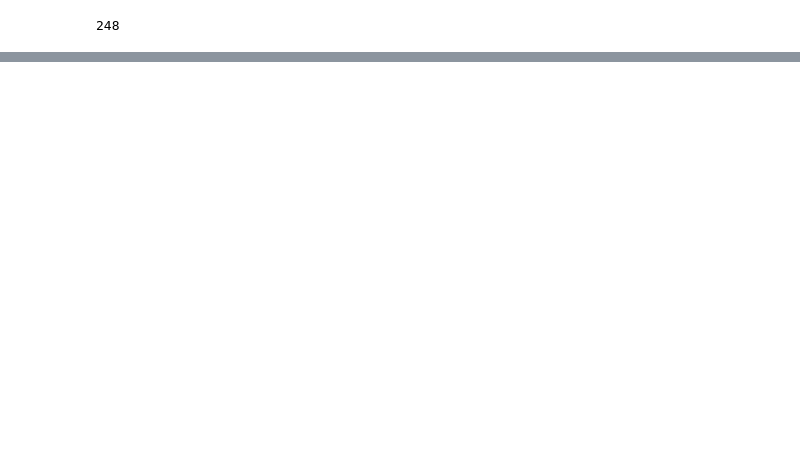
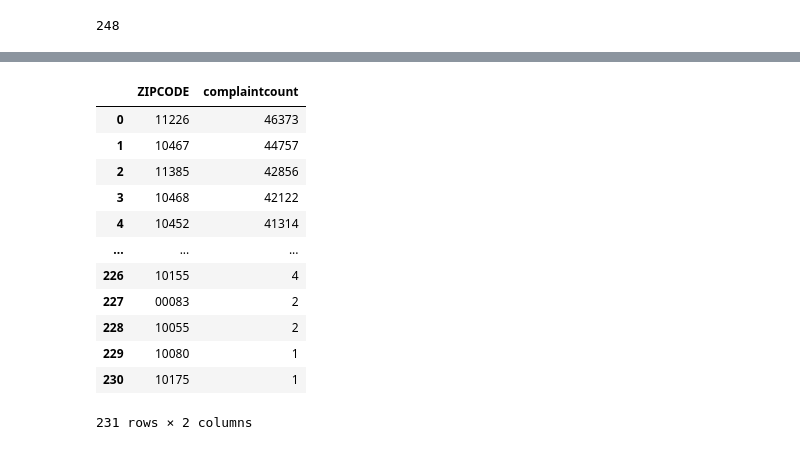
Before and after one commit to yuetinghan/4501-Final-Project, a Jupyter notebook: Untitled.ipynb, the cells around one changed output, grey strips where cells are left out. Saved outputs shown, nothing was run; the diff lists cells and outputs as text; code cells hidden in the pictures; blank space fills up the shorter version.

```diff
--- a/Untitled.ipynb
+++ b/Untitled.ipynb
@@ -386,22 +518,34 @@ cleaned_zipcode.to_sql('zipcode', con=engine, if_exists='replace', index=False)
 # %%
 #1.
-import pandas as pd
-import sqlalchemy
 
 # Create a database connection
 # SQL query
 query = """
-SELECT ZipCode, COUNT(*) AS ComplaintCount
+SELECT "ZIPCODE", COUNT(*) AS ComplaintCount
 FROM  Three11
-WHERE created_date &gt;= '2022-10-01' AND created_date &lt;= '2023-09-30'
-GROUP BY ZipCode
+WHERE created_date >= '2022-10-01' AND created_date <= '2023-09-30'
+GROUP BY "ZIPCODE"
 ORDER BY ComplaintCount DESC;
 """
 
 # Execute the query and store results in a DataFrame
-df_complaints_per_zip = pd.read_sql(query, engine)
+q1_complaints_per_zip = pd.read_sql(query, engine)
 
 # Display the DataFrame
-df_complaints_per_zip
+q1_complaints_per_zip
+# %% [output]
+|  | ZIPCODE | complaintcount |
+| 0 | 11226 | 46373 |
+| 1 | 10467 | 44757 |
+| 2 | 11385 | 42856 |
+| 3 | 10468 | 42122 |
+| 4 | 10452 | 41314 |
+| ... | ... | ... |
+| 226 | 10155 | 4 |
+| 227 | 00083 | 2 |
+| 228 | 10055 | 2 |
+| 229 | 10080 | 1 |
+| 230 | 10175 | 1 |
+231 rows × 2 columns
 # %%
 #2
```
Also changed, not shown: parts of 64 cells of this notebook.
